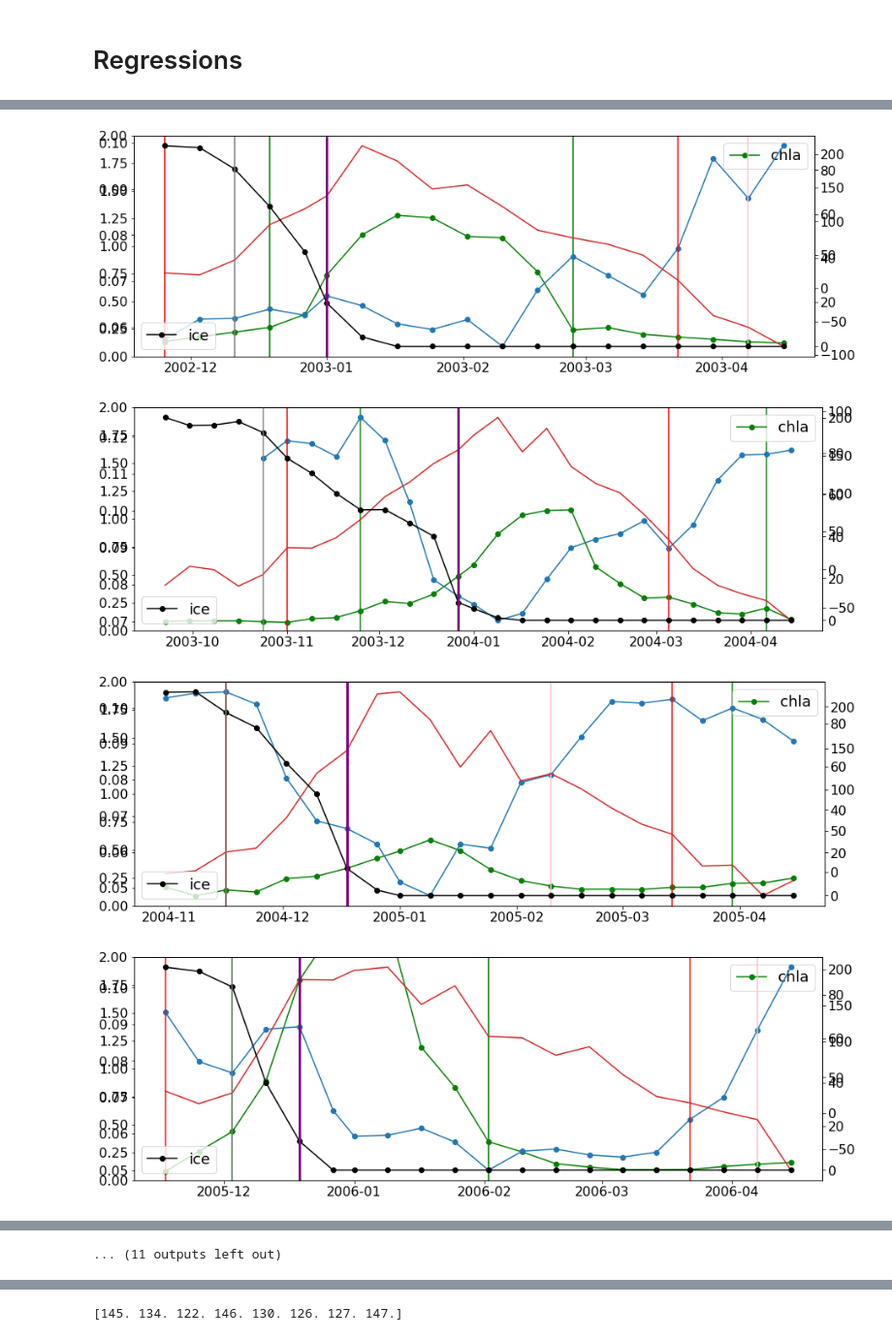
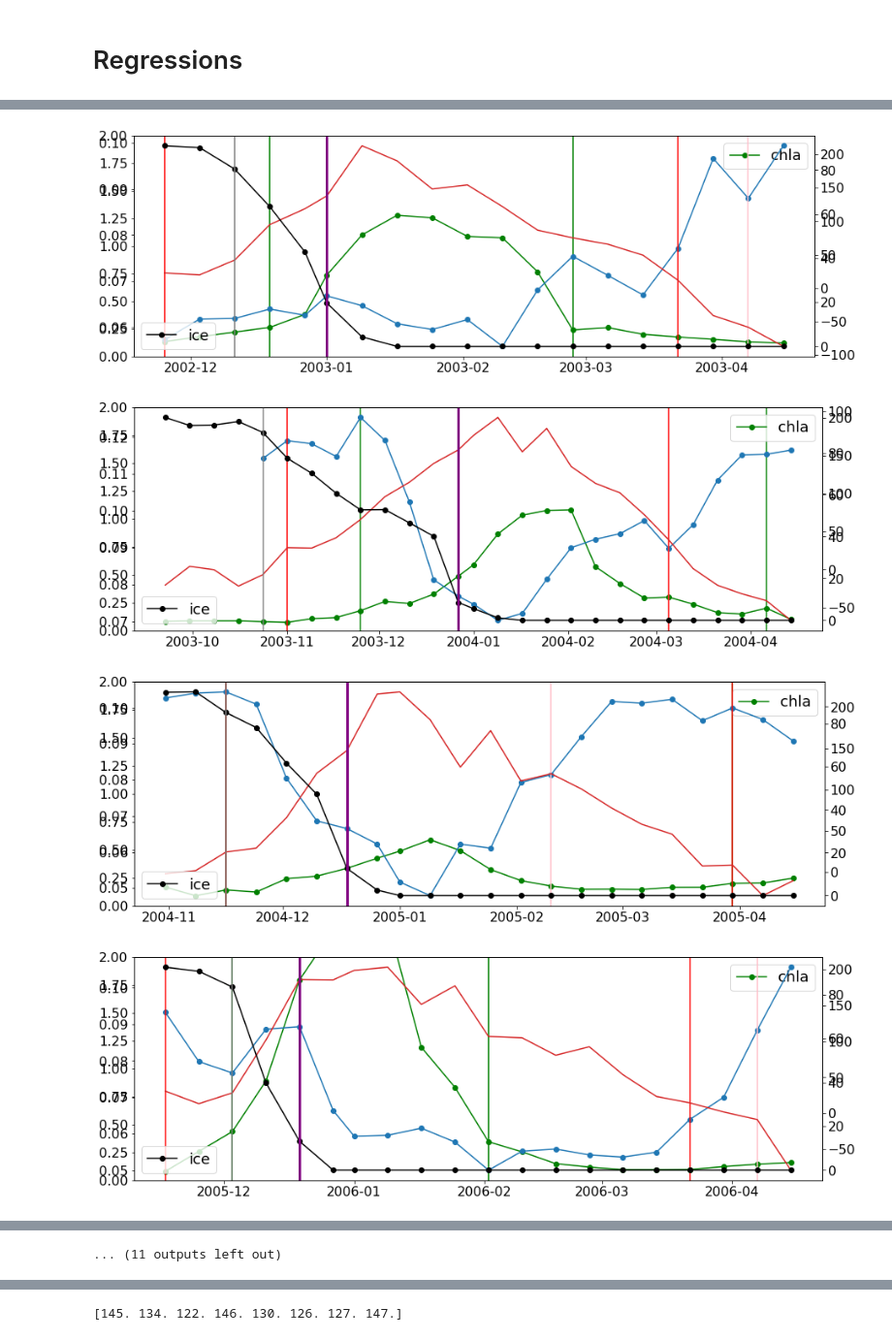
Before and after one commit to isgiddy/roammiz-seaice-impacts-organic-carbon, a Jupyter notebook: notebooks/02_Phenology.ipynb, the cells around one changed output, grey strips where cells are left out. Shown at 97% size. Cells and saved outputs as stored; diff of their text form; code cells hidden in the pictures.

```diff
--- a/notebooks/02_Phenology.ipynb
+++ b/notebooks/02_Phenology.ipynb
@@ -505,8 +506,8 @@ for i,year in enumerate(np.arange(1997,2020)):
 
     ax5=plt.twinx()
 
-    ax5.axvline(pd.Series(qnetsub.index.values[::-1][qnetsub.values[::-1]>10][0]),c='r')
-    ax5.axvline(pd.Series(qnetsub.index.values[qnetsub.values>10][0]),c='r')
+    ax5.axvline(pd.Series(qnetsub.index.values[::-1][qnetsub.values[::-1]>5][0]),c='r')
+    ax5.axvline(pd.Series(qnetsub.index.values[qnetsub.values>5][0]),c='r')
 
     ax5.plot(qnetsub.index,qnetsub,c='tab:red')
 
@@ -538,34 +539,34 @@ for i,year in enumerate(np.arange(1997,2020)):
 
     ##########################
 
 #     midyear_start = '{}-06-01'.format(year)
 #     midyear_end = '{}-05-30'.format(year+1)
 #     pards=par.sel(time=slice(midyear_start,midyear_end)).par
 #     max_par = pards.max().values
 #     max_ind = np.array(([pards==max_par])).argmax()
 #     prepeak_subset = pards.isel(time=slice(0,max_ind+1))
 #     postpeak_subset = pards.isel(time=slice(max_ind,len(pards)))
 #     termination=postpeak_subset.time[(postpeak_subset.values<max_par*0.9)].values[0]
 #     light_end[i]=np.array(pd.Series(termination).dt.dayofyear.values[0])
 
 #     ax4=ax.twinx()
 
 #     ax4.plot(pards.time,pards,marker='o',c='r',label='par')
 # #     ax3.axvline(iceds.time[max_ind].values,c='grey')
 #     ax4.axvline(termination,c='red')
 
     plt.legend(loc=3)
 #     print(year)
 #     print(maxchl)
 # %% [output]
 [figure]
 [figure]
 [figure]
 [figure]
 [figure]
 [figure]
 [figure]
-[figure, old version]
+[figure, new version]
 [figure]
 [figure]
 [figure]
```
Also changed, not shown: parts of 11 cells of this notebook, 5 other files.
